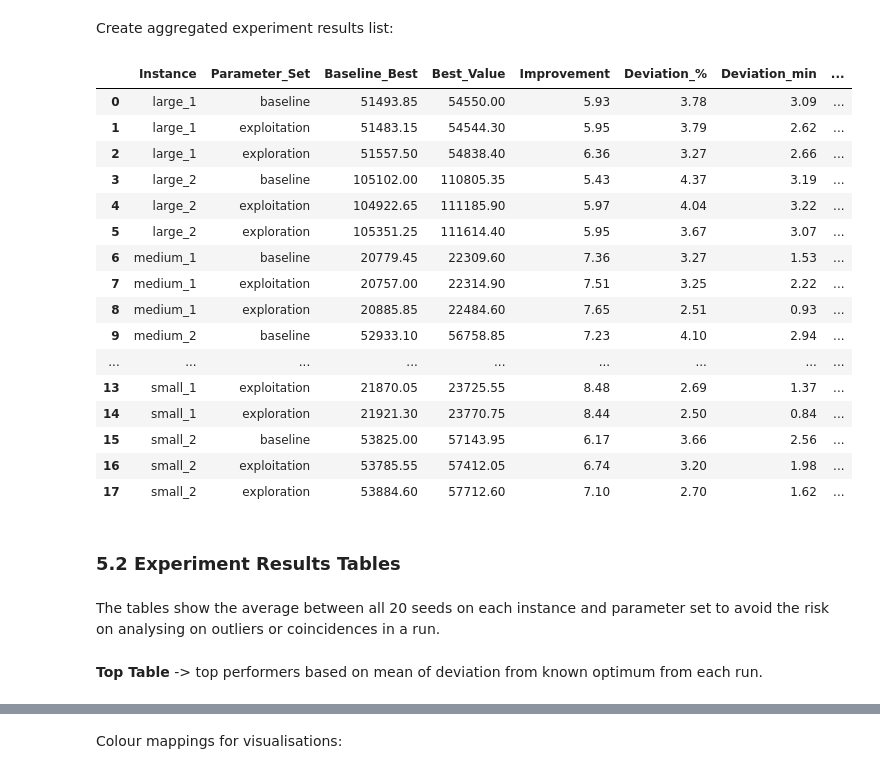
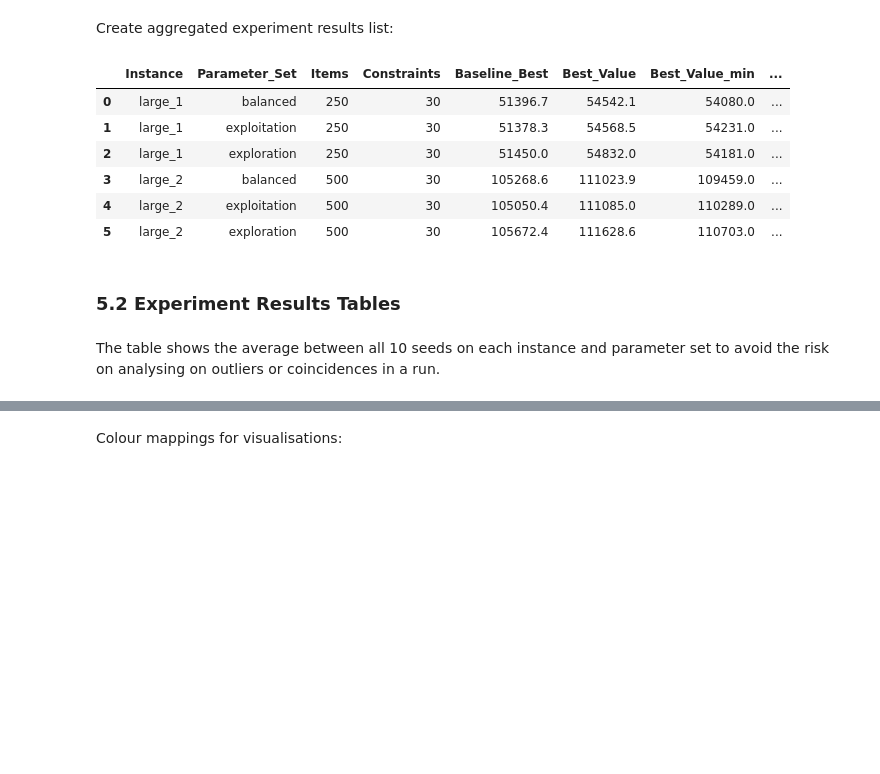
Before and after one commit to jofa016/ACIT4610---Final-Group-Project, a Jupyter notebook: BA_Knapsack.ipynb, the cells around one changed output, grey strips where cells are left out. Cells and saved outputs as stored; diff of their text form; code cells hidden in the pictures; blank space fills up the shorter version.

Commit message:
minor changes to result analysis

```diff
--- a/BA_Knapsack.ipynb
+++ b/BA_Knapsack.ipynb
@@ -362,7 +362,7 @@ known_optima = {
 # %%
 def bees_knapsack_mkp(values, W, b, n, nb, ne, nre, nrb, ngh, max_iter, stlim):
     """
-    Metaheuristic optimization technique (Bees Algorithm) to solve the multi-contraint knapsack problem
+    Optimization technique (Bees Algorithm) to solve the multi-constraint knapsack problem
 
     Repair strategy: removes lowest-value items until all capacity constraints are satisfied
     Stop criteria: terminates after `max_iter` iterations or when no improvement occurs over successive iterations
@@ -377,7 +377,9 @@ def bees_knapsack_mkp(values, W, b, n, nb, ne, nre, nrb, ngh, max_iter, stlim):
     :param: nrb :           int             -> number of recruited bees around each non-elite best site
     :param: ngh :           int             -> neighborhood size (bit flips per neighbor)
     :param: max_iter:       int             -> maximum number of iterations (generations)
+    :param: stlim :         int             -> stagnation limit (stop criteria)
 
+    :return: baseline_best: float           -> the best value in first population
     :return: best_value:    float           -> the best objective value found
     :return: best_solution: ndarray         -> binary vector of selected items
     :return: hist_best:     list of float   -> the best fitness per iteration
@@ -540,7 +542,7 @@ Run BA on all 6 instances for each of the 3 parameter sets. 20 runs for each ins
 - `Hist_Best`: historical best values from the run
 - `Hist_Avg`: historical averages from the run
 # %%
-def run_experiment_multi(instances, parameter_sets, seeds=range(20)):
+def run_experiment_multi(instances, parameter_sets, seeds=range(10)):
     """
     Run Bees Algorithm across multiple MKP instances and parameter sets.
     Includes comparison with known optima when available.
@@ -609,7 +611,7 @@ def run_experiment_multi(instances, parameter_sets, seeds=range(20)):
                 # print progress
                 dev_str = "N/A" if np.isnan(deviation) else f"{deviation:.2f}%"
                 improve_str = "N/A" if np.isnan(improvement) else f"{improvement:.2f}%"
-                print(f"    Seed {seed:02d}: Baseline={baseline:.2f}, Best={best:.2f}, Improvement={improve_str}, Opt={opt}, Dev={dev_str}, Iterations={iterations}, Time={rt:.2f}s")
+                print(f"    Seed {seed:02d}: Baseline={baseline:.2f}, Best={best:.2f}, Improvement={improve_str}, Dev={dev_str}, Iterations={iterations}, Time={rt:.2f}s")
 
     print("\nAll experiments completed.")
 
@@ -618,5 +620,5 @@ def run_experiment_multi(instances, parameter_sets, seeds=range(20)):
 The following runs the experiment, which can be timely. The output is a dataframe (`multi_df`) that includes all results from each run.
 # %%
 # run experiment
-multi_df = run_experiment_multi(experiment_instances, parameter_sets, seeds=range(20))
+multi_df = run_experiment_multi(experiment_instances, parameter_sets, seeds=range(10))
 # %% [output]
@@ -642,7 +644,7 @@ All experiments completed.
 # %% [markdown]
 ### 5.1 Combining experiment results into one aggregated table (mean/std between seeds)
 # %%
-def run_experiment(multi_df):
+def summarize_experiment(multi_df):
     """
     Aggregate experiment results (multi_df) into one row per Instance × Parameter_Set.
 
@@ -664,9 +666,6 @@ def run_experiment(multi_df):
     :return: pd.DataFrame of aggregated results of experiment
     """
 
-    import numpy as np
-    import pandas as pd
-
     def mean_list(list_series):
         """Compute elementwise mean of lists (histories) across seeds."""
         valid = [np.asarray(x, dtype=float) for x in list_series if isinstance(x, (list, np.ndarray))]
@@ -681,20 +680,25 @@ def run_experiment(multi_df):
     grouped = multi_df.groupby(["Instance", "Parameter_Set"], dropna=False)
 
     for (inst_label, param_label), group in grouped:
+        n_items = group["Items"].mean()
+        n_constraints = group["Constraints"].mean()
         baseline_mean = group["Baseline_Best"].mean()
         best_mean = group["Best_Value"].mean()
+        best_min = group["Best_Value"].min()
+        best_max = group["Best_Value"].max()
         runtime_mean = group["Runtime_s"].mean()
         deviation_mean = group["Deviation_%"].mean()
         deviation_min = group["Deviation_%"].min()
         deviation_max = group["Deviation_%"].max()
-        runtime_min = group["Runtime_s"].min()
-        runtime_max = group["Runtime_s"].max()
         iter_mean = group["Iterations"].mean()
         iter_best_mean = group["Iter_of_Best"].mean()
 
-        # Histories (elementwise mean)
+        # histories (elementwise mean)
         hist_best_mean = mean_list(group["Hist_Best"])
         hist_avg_mean = mean_list(group["Hist_Avg"])
+
+        # list of weights
+        used_weight_mean = mean_list(group["Used_Weight"])
 
         # Improvement based on aggregated means
         improvement = 100 * (best_mean - baseline_mean) / baseline_mean
@@ -702,17 +706,20 @@ def run_experiment(multi_df):
         results.append({
             "Instance": inst_label,
             "Parameter_Set": param_label,
+            "Items": int(n_items),
+            "Constraints": int(n_constraints),
             "Baseline_Best": round(baseline_mean, 2),
             "Best_Value": round(best_mean, 2),
+            "Best_Value_min": round(best_min, 2),
+            "Best_Value_max": round(best_max, 2),
             "Improvement": round(improvement, 2),
             "Deviation_%": round(deviation_mean, 2),
             "Deviation_min": round(deviation_min, 2),
             "Deviation_max": round(deviation_max, 2),
             "Runtime_s": round(runtime_mean, 2),
-            "Runtime_min": round(runtime_min, 2),
-            "Runtime_max": round(runtime_max, 2),
             "Iterations": round(iter_mean, 2),
             "Iter_of_Best": round(iter_best_mean, 2),
+            "Used_Weight_avg": used_weight_mean,
             "Hist_Best": hist_best_mean,
             "Hist_Avg": hist_avg_mean,
         })
@@ -722,30 +729,18 @@ def run_experiment(multi_df):
 # %% [markdown]
 Create aggregated experiment results list:
 # %%
-# run multi_df -> results_df
-results_df = run_experiment(multi_df)
-results_df
+# aggregate multi_df to -> results_df
+results_df = summarize_experiment(multi_df)
+results_df.head(6)
 # %% [output]
-|  | Instance | Parameter_Set | Baseline_Best | Best_Value | Improvement | Deviation_% | Deviation_min | ... |
-| 0 | large_1 | baseline | 51493.85 | 54550.00 | 5.93 | 3.78 | 3.09 | ... |
-| 1 | large_1 | exploitation | 51483.15 | 54544.30 | 5.95 | 3.79 | 2.62 | ... |
-| 2 | large_1 | exploration | 51557.50 | 54838.40 | 6.36 | 3.27 | 2.66 | ... |
-| 3 | large_2 | baseline | 105102.00 | 110805.35 | 5.43 | 4.37 | 3.19 | ... |
-| 4 | large_2 | exploitation | 104922.65 | 111185.90 | 5.97 | 4.04 | 3.22 | ... |
-| 5 | large_2 | exploration | 105351.25 | 111614.40 | 5.95 | 3.67 | 3.07 | ... |
-| 6 | medium_1 | baseline | 20779.45 | 22309.60 | 7.36 | 3.27 | 1.53 | ... |
-| 7 | medium_1 | exploitation | 20757.00 | 22314.90 | 7.51 | 3.25 | 2.22 | ... |
-| 8 | medium_1 | exploration | 20885.85 | 22484.60 | 7.65 | 2.51 | 0.93 | ... |
-| 9 | medium_2 | baseline | 52933.10 | 56758.85 | 7.23 | 4.10 | 2.94 | ... |
-| ... | ... | ... | ... | ... | ... | ... | ... | ... |
-| 13 | small_1 | exploitation | 21870.05 | 23725.55 | 8.48 | 2.69 | 1.37 | ... |
-| 14 | small_1 | exploration | 21921.30 | 23770.75 | 8.44 | 2.50 | 0.84 | ... |
-| 15 | small_2 | baseline | 53825.00 | 57143.95 | 6.17 | 3.66 | 2.56 | ... |
-| 16 | small_2 | exploitation | 53785.55 | 57412.05 | 6.74 | 3.20 | 1.98 | ... |
-| 17 | small_2 | exploration | 53884.60 | 57712.60 | 7.10 | 2.70 | 1.62 | ... |
+|  | Instance | Parameter_Set | Items | Constraints | Baseline_Best | Best_Value | Best_Value_min | ... |
+| 0 | large_1 | balanced | 250 | 30 | 51396.7 | 54542.1 | 54080.0 | ... |
+| 1 | large_1 | exploitation | 250 | 30 | 51378.3 | 54568.5 | 54231.0 | ... |
+| 2 | large_1 | exploration | 250 | 30 | 51450.0 | 54832.0 | 54181.0 | ... |
+| 3 | large_2 | balanced | 500 | 30 | 105268.6 | 111023.9 | 109459.0 | ... |
+| 4 | large_2 | exploitation | 500 | 30 | 105050.4 | 111085.0 | 110289.0 | ... |
+| 5 | large_2 | exploration | 500 | 30 | 105672.4 | 111628.6 | 110703.0 | ... |
 # %% [markdown]
 ### 5.2 Experiment Results Tables
 # %% [markdown]
-The tables show the average between all 20 seeds on each instance and parameter set to avoid the risk on analysing on outliers or coincidences in a run.
+The table shows the average between all 10 seeds on each instance and parameter set to avoid the risk on analysing on outliers or coincidences in a run.
-# %% [markdown]
-**Top Table** -> top performers based on mean of deviation from known optimum from each run.
```
Also changed, not shown: parts of 14 cells of this notebook.
